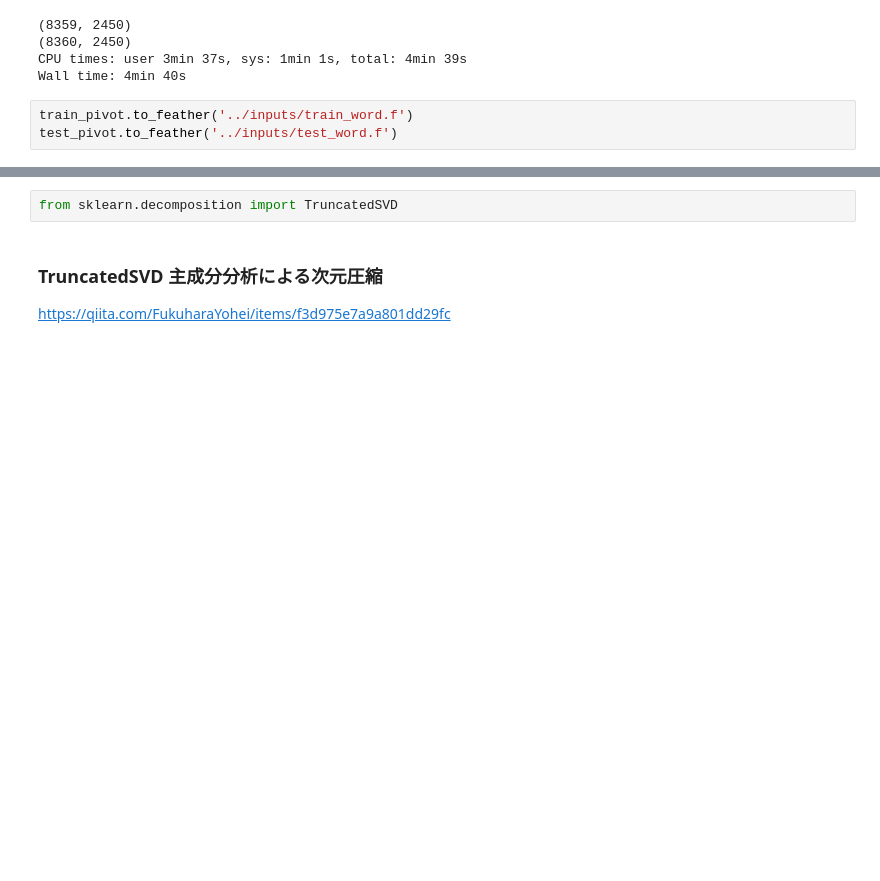
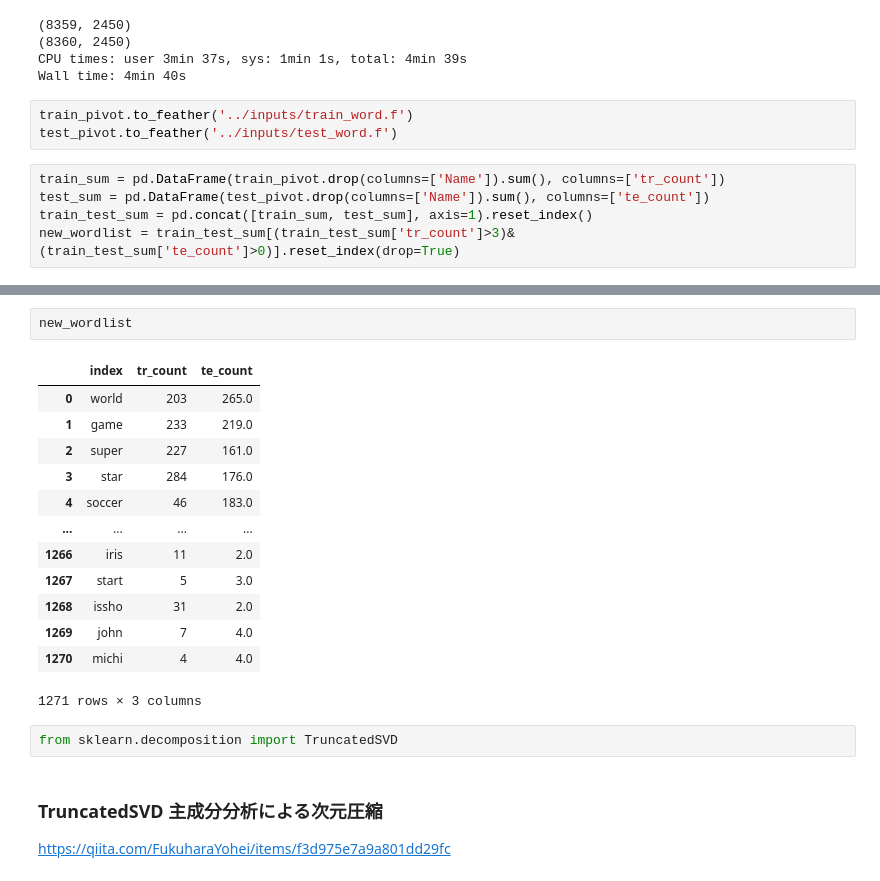
Before and after one commit to yumehara/atmacup8, a Jupyter notebook: notebook/EDA.ipynb, the cells around one changed output, grey strips where cells are left out. Cells and saved outputs as stored; diff of their text form; blank space fills up the shorter version.

```diff
--- a/notebook/EDA.ipynb
+++ b/notebook/EDA.ipynb
@@ -248,3 +248,8 @@ Wall time: 4min 40s
 # %%
 train_pivot.to_feather('../inputs/train_word.f')
 test_pivot.to_feather('../inputs/test_word.f')
+# %%
+train_sum = pd.DataFrame(train_pivot.drop(columns=['Name']).sum(), columns=['tr_count'])
+test_sum = pd.DataFrame(test_pivot.drop(columns=['Name']).sum(), columns=['te_count'])
+train_test_sum = pd.concat([train_sum, test_sum], axis=1).reset_index()
+new_wordlist = train_test_sum[(train_test_sum['tr_count']>3)&(train_test_sum['te_count']>0)].reset_index(drop=True)
@@ -251,3 +267,19 @@ test_pivot.to_feather('../inputs/test_word.f')
+# %%
+new_wordlist
+# %% [output]
+|  | index | tr_count | te_count |
+| 0 | world | 203 | 265.0 |
+| 1 | game | 233 | 219.0 |
+| 2 | super | 227 | 161.0 |
+| 3 | star | 284 | 176.0 |
+| 4 | soccer | 46 | 183.0 |
+| ... | ... | ... | ... |
+| 1266 | iris | 11 | 2.0 |
+| 1267 | start | 5 | 3.0 |
+| 1268 | issho | 31 | 2.0 |
+| 1269 | john | 7 | 4.0 |
+| 1270 | michi | 4 | 4.0 |
+1271 rows × 3 columns
 # %%
 from sklearn.decomposition import TruncatedSVD
 # %% [markdown]
```
Also changed, not shown: parts of 1 cell of this notebook, 2 other files.
